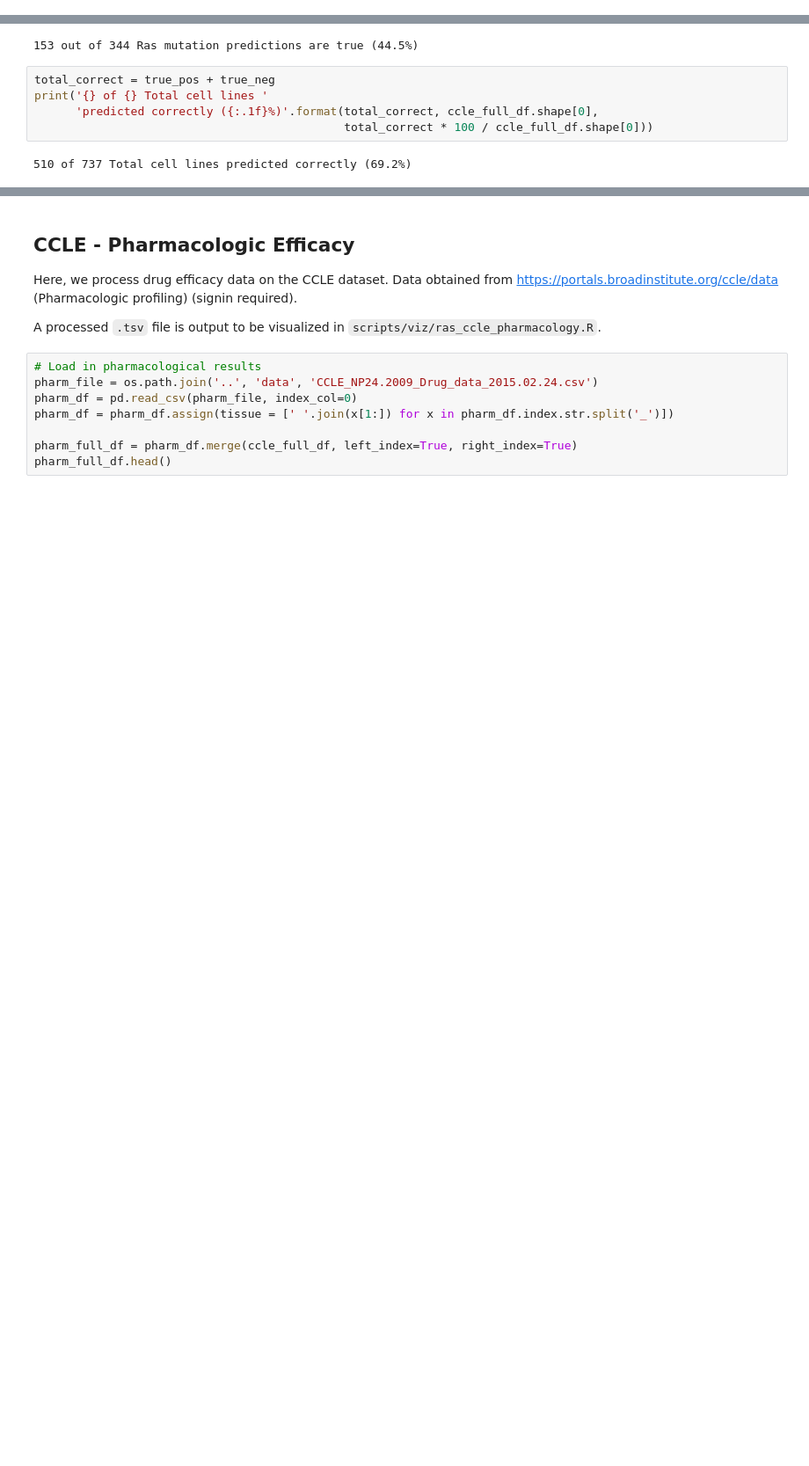
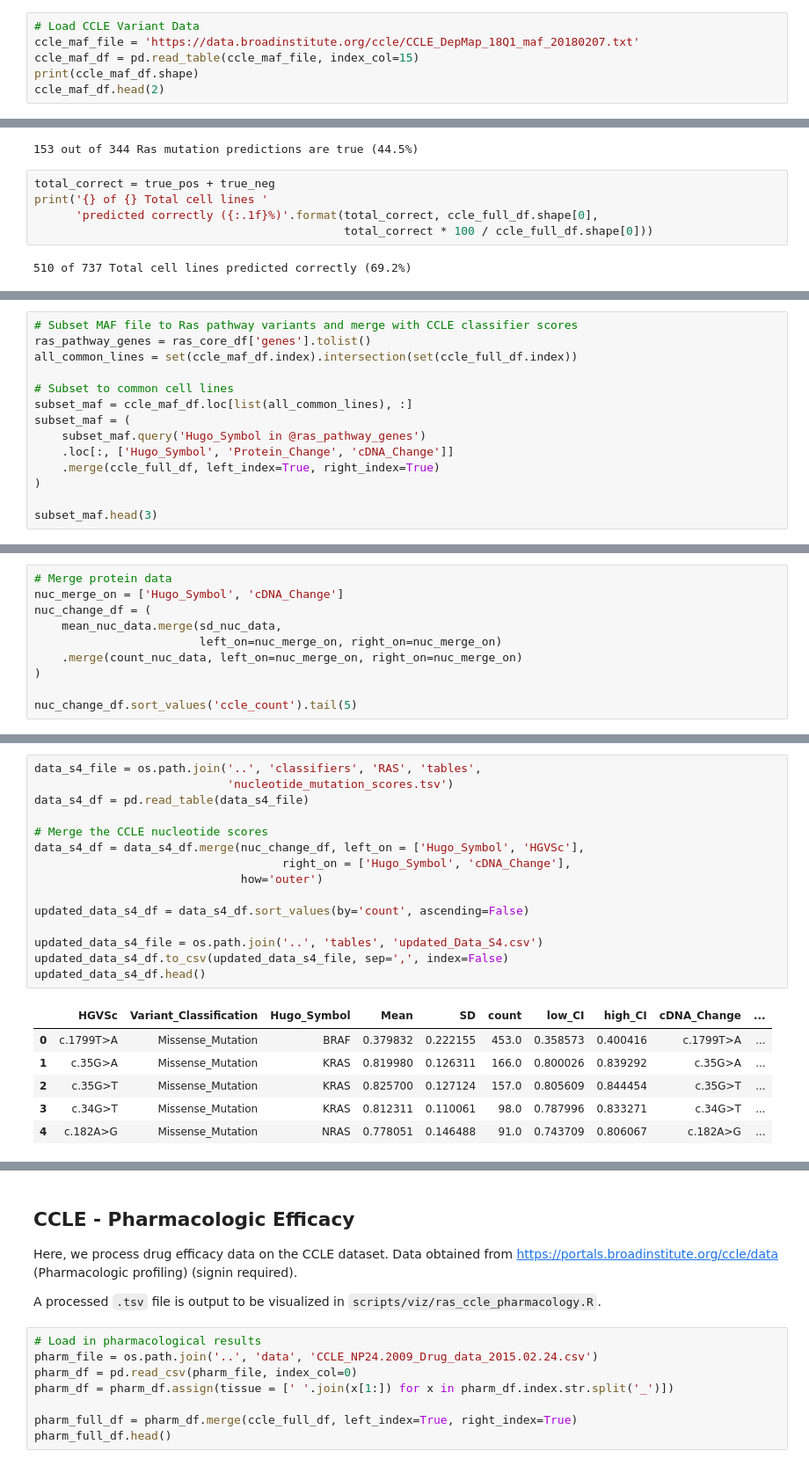
Before and after one commit to greenelab/pancancer, a Jupyter notebook: scripts/ras_cell_line_predictions.ipynb, the cells around one changed output, grey strips where cells are left out. Shown: that part at 88% size. Drawn from its saved outputs; the diff is of its cells as text; blank space fills up the shorter version.

Commit message:
Update CCLE variants in Response to Reviewers (#71)
* add variants to analysis

more deeply investigate false positives and false negatives

* add CCLE variant analysis

```diff
--- a/scripts/ras_cell_line_predictions.ipynb
+++ b/scripts/ras_cell_line_predictions.ipynb
@@ -247,3 +252,9 @@ ccle_all_mut_df = pd.read_table(ccle_mut_file_name, skiprows=2, index_col=0)
 ccle_all_mut_df.shape
 # %% [output]
 (63775, 1031)
+# %%
+# Load CCLE Variant Data
+ccle_maf_file = 'https://data.broadinstitute.org/ccle/CCLE_DepMap_18Q1_maf_20180207.txt'
+ccle_maf_df = pd.read_table(ccle_maf_file, index_col=15)
+print(ccle_maf_df.shape)
+ccle_maf_df.head(2)
@@ -434,0 +565,14 @@ Including BRAF mutants, 209 of 344 Ras mutation predictions are Ras pathway acti
+# %%
+# Subset MAF file to Ras pathway variants and merge with CCLE classifier scores
+ras_pathway_genes = ras_core_df['genes'].tolist()
+all_common_lines = set(ccle_maf_df.index).intersection(set(ccle_full_df.index))
+
+# Subset to common cell lines
+subset_maf = ccle_maf_df.loc[list(all_common_lines), :]
+subset_maf = (
+    subset_maf.query('Hugo_Symbol in @ras_pathway_genes')
+    .loc[:, ['Hugo_Symbol', 'Protein_Change', 'cDNA_Change']]
+    .merge(ccle_full_df, left_index=True, right_index=True)
+)
+
+subset_maf.head(3)
@@ -434,0 +611,10 @@ Including BRAF mutants, 209 of 344 Ras mutation predictions are Ras pathway acti
+# %%
+# Merge protein data
+nuc_merge_on = ['Hugo_Symbol', 'cDNA_Change']
+nuc_change_df = (
+    mean_nuc_data.merge(sd_nuc_data,
+                        left_on=nuc_merge_on, right_on=nuc_merge_on)
+    .merge(count_nuc_data, left_on=nuc_merge_on, right_on=nuc_merge_on)
+)
+
+nuc_change_df.sort_values('ccle_count').tail(5)
@@ -434,0 +628,22 @@ Including BRAF mutants, 209 of 344 Ras mutation predictions are Ras pathway acti
+# %%
+data_s4_file = os.path.join('..', 'classifiers', 'RAS', 'tables',
+                            'nucleotide_mutation_scores.tsv')
+data_s4_df = pd.read_table(data_s4_file)
+
+# Merge the CCLE nucleotide scores
+data_s4_df = data_s4_df.merge(nuc_change_df, left_on = ['Hugo_Symbol', 'HGVSc'],
+                                    right_on = ['Hugo_Symbol', 'cDNA_Change'],
+                              how='outer')
+
+updated_data_s4_df = data_s4_df.sort_values(by='count', ascending=False)
+
+updated_data_s4_file = os.path.join('..', 'tables', 'updated_Data_S4.csv')
+updated_data_s4_df.to_csv(updated_data_s4_file, sep=',', index=False)
+updated_data_s4_df.head()
+# %% [output]
+|  | HGVSc | Variant_Classification | Hugo_Symbol | Mean | SD | count | low_CI | high_CI | cDNA_Change | ... |
+| 0 | c.1799T>A | Missense_Mutation | BRAF | 0.379832 | 0.222155 | 453.0 | 0.358573 | 0.400416 | c.1799T>A | ... |
+| 1 | c.35G>A | Missense_Mutation | KRAS | 0.819980 | 0.126311 | 166.0 | 0.800026 | 0.839292 | c.35G>A | ... |
+| 2 | c.35G>T | Missense_Mutation | KRAS | 0.825700 | 0.127124 | 157.0 | 0.805609 | 0.844454 | c.35G>T | ... |
+| 3 | c.34G>T | Missense_Mutation | KRAS | 0.812311 | 0.110061 | 98.0 | 0.787996 | 0.833271 | c.34G>T | ... |
+| 4 | c.182A>G | Missense_Mutation | NRAS | 0.778051 | 0.146488 | 91.0 | 0.743709 | 0.806067 | c.182A>G | ... |
```
Also changed, not shown: parts of 32 cells of this notebook.
